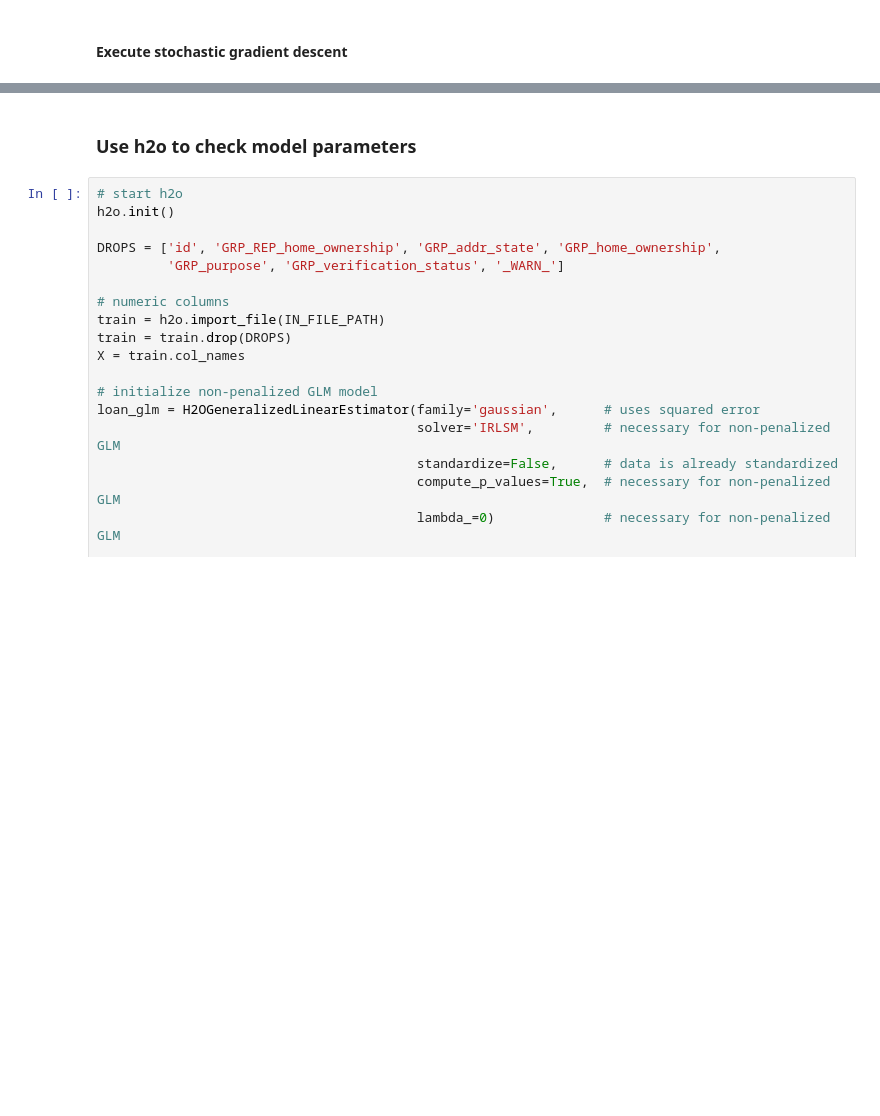
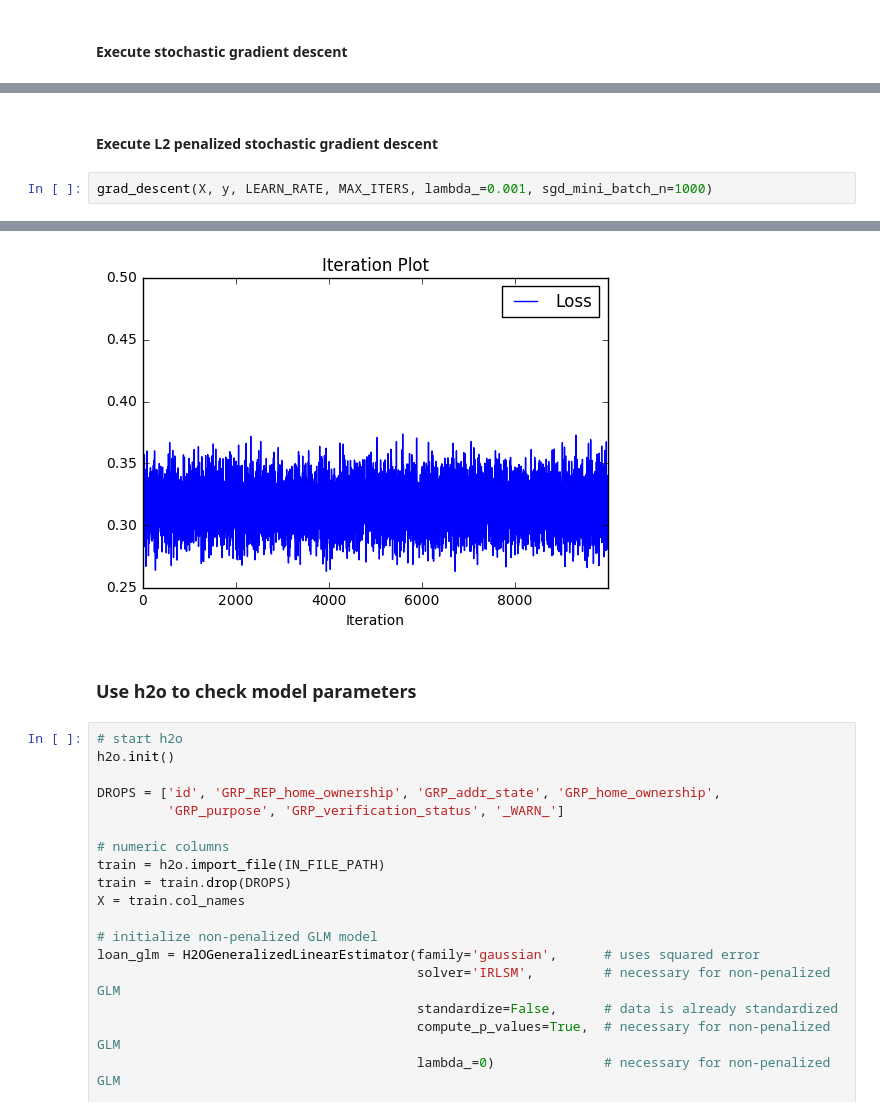
Before and after one commit to jphall663/GWU_data_mining, a Jupyter notebook: 03_regression/src/py_part_3_linear_regression_gradient_descent.ipynb, the cells around one changed output, grey strips where cells are left out. Cells and saved outputs as stored; diff of their text form; blank space fills up the shorter version.

```diff
--- a/03_regression/src/py_part_3_linear_regression_gradient_descent.ipynb
+++ b/03_regression/src/py_part_3_linear_regression_gradient_descent.ipynb
@@ -239,0 +282,5 @@ Model trained in 15.34 s.
+# %% [markdown]
+#### Execute L2 penalized stochastic gradient descent
+# %%
+grad_descent(X, y, LEARN_RATE, MAX_ITERS, lambda_=0.001, sgd_mini_batch_n=1000)
+# %% [output]
@@ -240,3 +304,4 @@ Model trained in 15.34 s.
+[figure, added]
 # %% [markdown]
 ### Use h2o to check model parameters
 # %%
```
Also changed, not shown: parts of 18 cells of this notebook, 1 other file.
